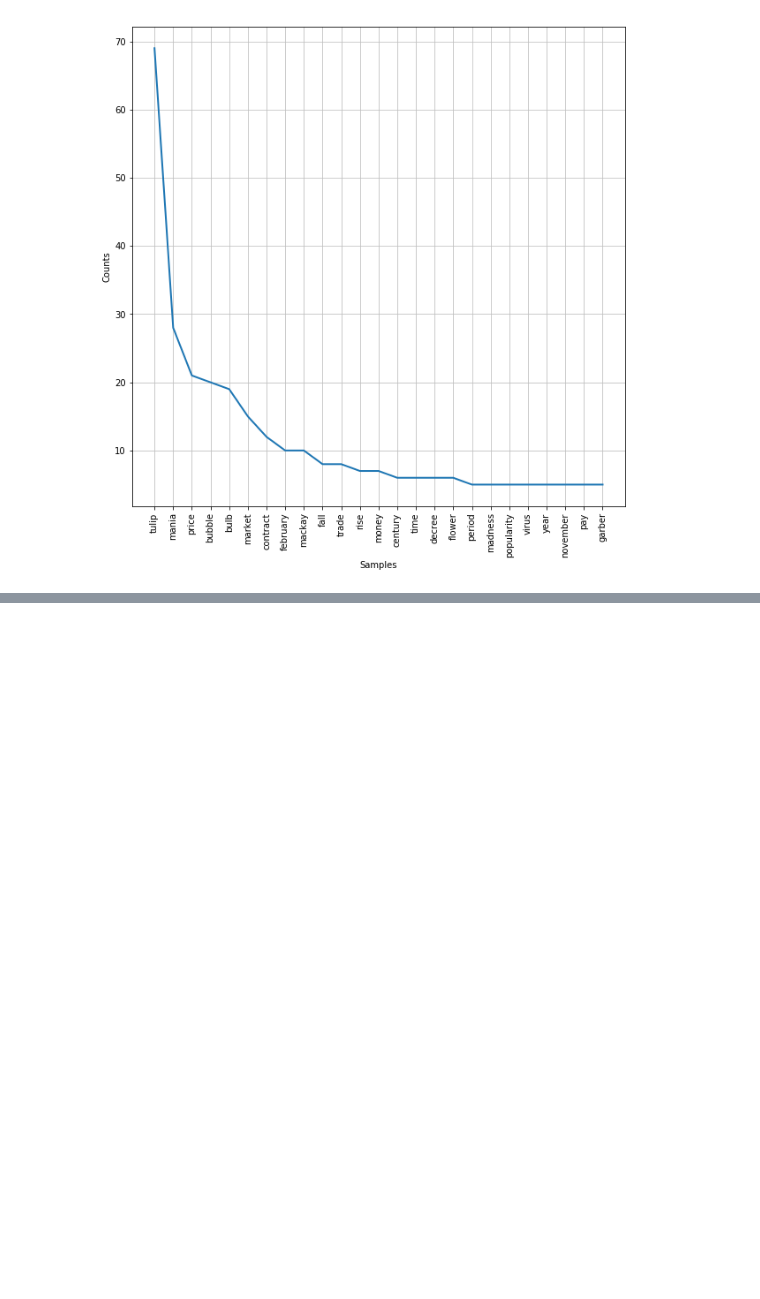
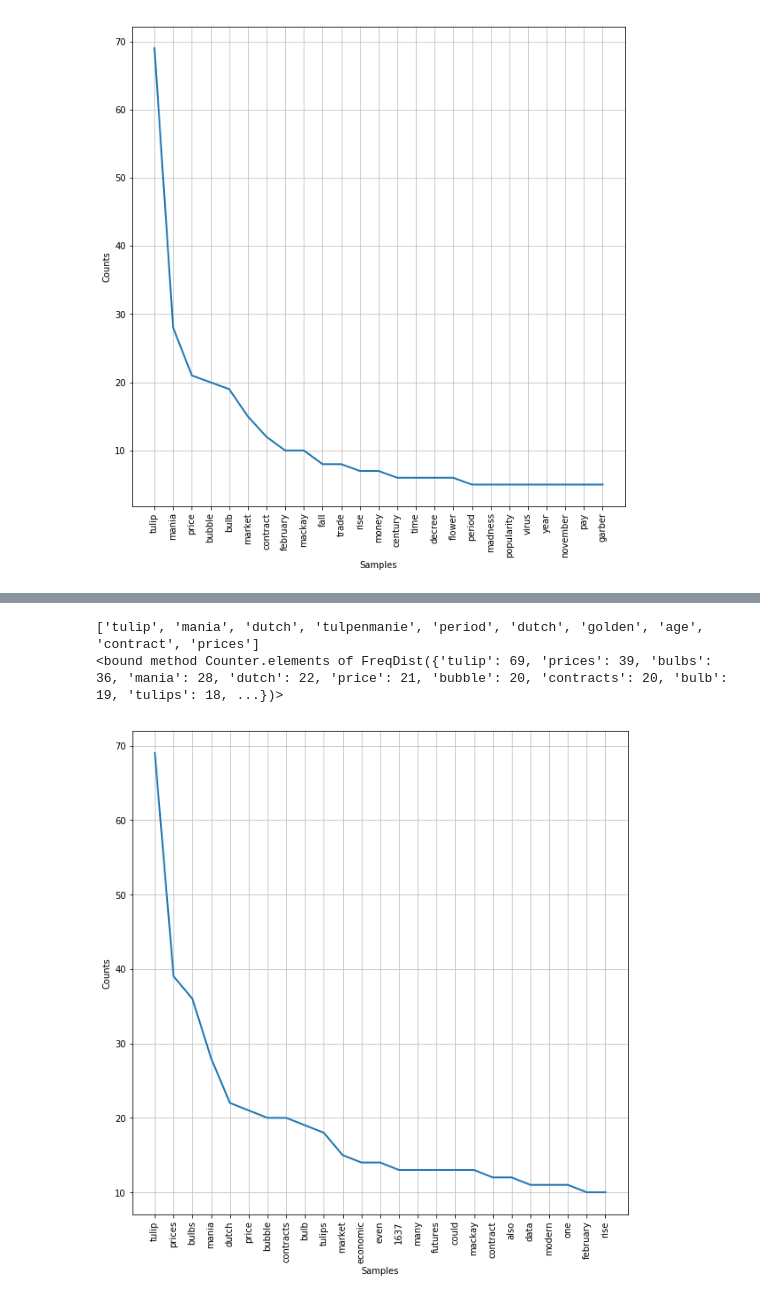
Before and after one commit to keberger/NLP_experimentations, a Jupyter notebook: NLTK_introduction.ipynb, the cells around one changed output, grey strips where cells are left out. Drawn from its saved outputs; the diff is of its cells as text; code cells hidden in the pictures; blank space fills up the shorter version.

```diff
--- a/NLTK_introduction.ipynb
+++ b/NLTK_introduction.ipynb
@@ -205,0 +256,10 @@ plt.show()
+# %%
+from nltk.tag.stanford import StanfordNERTagger
+
+
+jar = os.getcwd()+'/stanford_NER/stanford-ner.jar'
+classifier = os.getcwd()+'/stanford_NER/classifiers/english.all.3class.distsim.crf.ser.gz'
+
+stanford_ner_tagger = StanfordNERTagger(classifier,jar)
+stanford_ner_taggued_content = stanford_ner_tagger.tag(tokens)
+stanford_ner_taggued_content[0:150]
@@ -205,0 +284,12 @@ plt.show()
+# %%
+allnouns = [word for word,pos in stanford_ner_taggued_content if pos  in ['O']]
+print(allnouns[0:10])
+plt.figure(figsize=[10,10])
+freq_dist = nltk.FreqDist(allnouns)
+print(freq_dist.elements)
+freq_dist.plot(25)
+plt.show()
+# %% [output]
+['tulip', 'mania', 'dutch', 'tulpenmanie', 'period', 'dutch', 'golden', 'age', 'contract', 'prices']
+<bound method Counter.elements of FreqDist({'tulip': 69, 'prices': 39, 'bulbs': 36, 'mania': 28, 'dutch': 22, 'price': 21, 'bubble': 20, 'contracts': 20, 'bulb': 19, 'tulips': 18, ...})>
+[figure, added]
```
Also changed, not shown: parts of 8 cells of this notebook.
